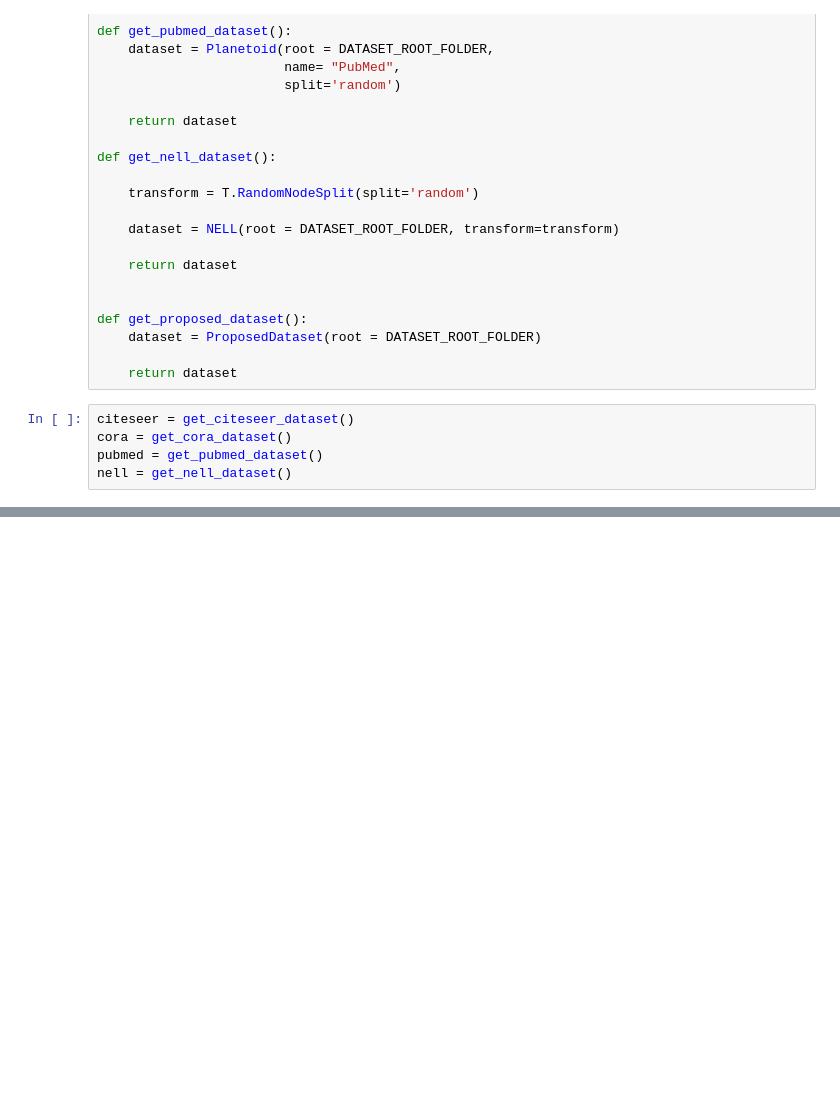
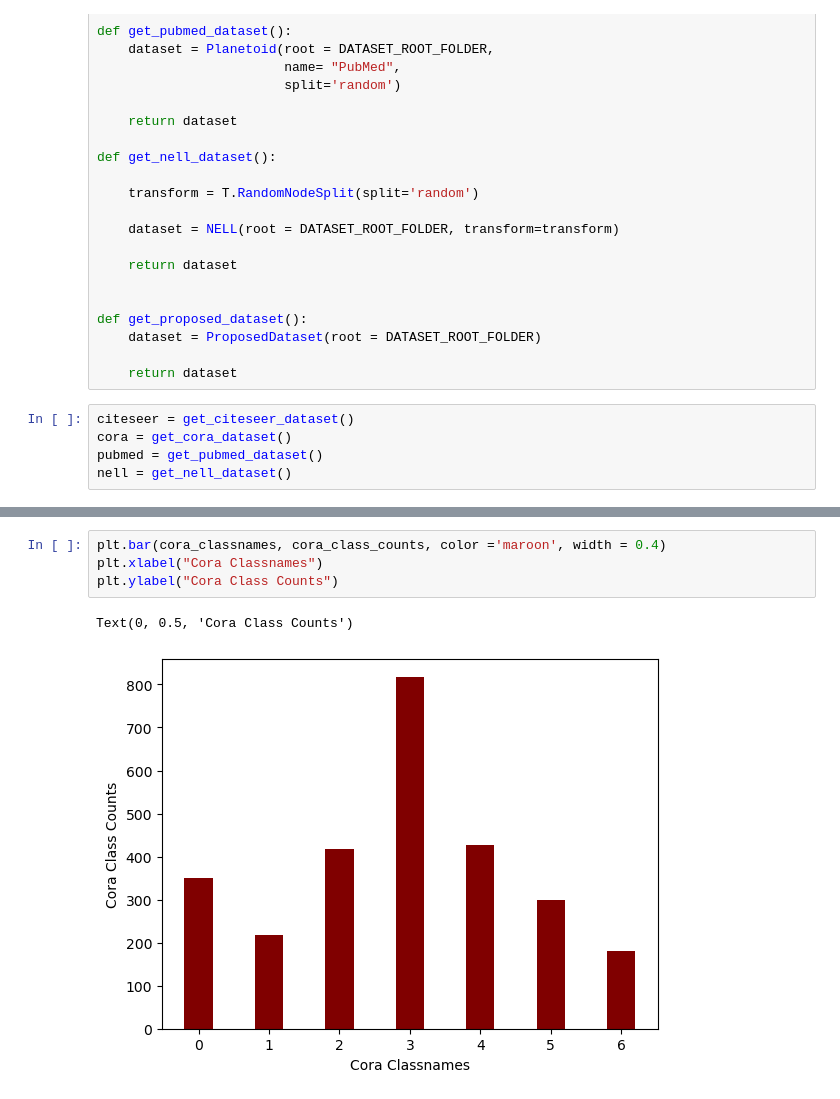
Before and after one commit to liiniix/MSThesisCode, a Jupyter notebook: data_statistics.ipynb, the cells around one changed output, grey strips where cells are left out. Cells and saved outputs as stored; diff of their text form; blank space fills up the shorter version.

```diff
--- a/data_statistics.ipynb
+++ b/data_statistics.ipynb
@@ -52,0 +65,7 @@ tensor([0, 1, 2, 3, 4, 5])
+# %%
+plt.bar(cora_classnames, cora_class_counts, color ='maroon', width = 0.4)
+plt.xlabel("Cora Classnames")
+plt.ylabel("Cora Class Counts")
+# %% [output]
+Text(0, 0.5, 'Cora Class Counts')
+[figure, added]
```
Also changed, not shown: parts of 6 cells of this notebook.
